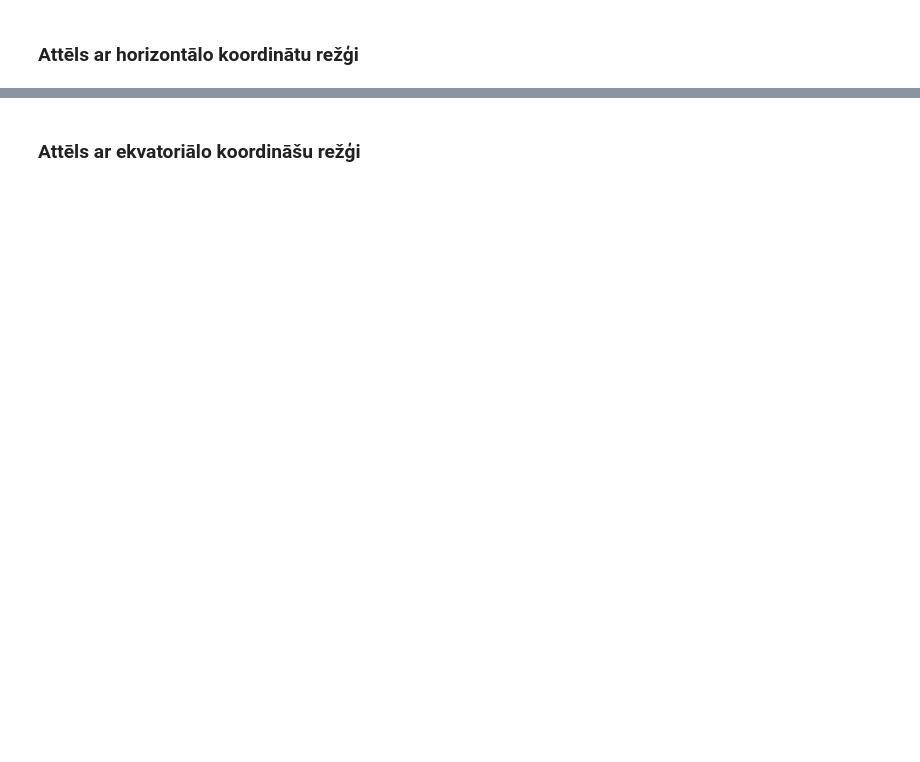
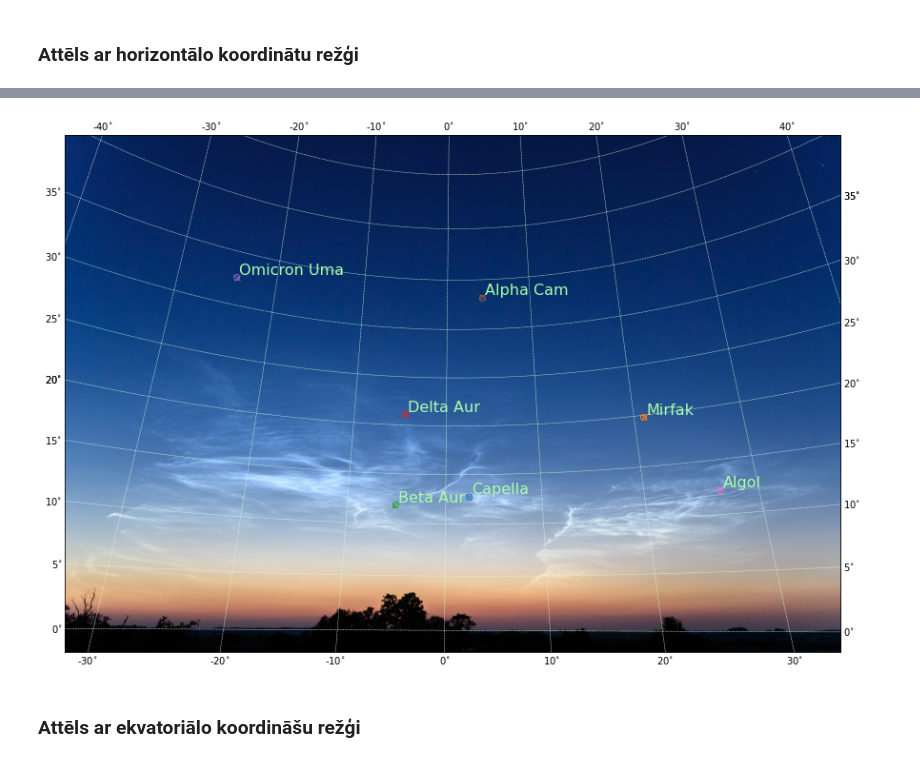
Before and after one commit to jsenniko/sudrabainiemakoni, a Jupyter notebook: notebooks/ReferencetKameru.ipynb, the cells around one changed output, grey strips where cells are left out. Drawn from its saved outputs; the diff is of its cells as text; code cells hidden in the pictures; blank space fills up the shorter version.

Commit message:
Updated notebook ReferencetKameru.ipynb

```diff
--- a/notebooks/ReferencetKameru.ipynb
+++ b/notebooks/ReferencetKameru.ipynb
@@ -66,3 +123,22 @@ plots.PlotAltAzGrid(cldim,   stars = True, showplot=True, from_camera = True)
+# %%
+import matplotlib.pyplot as plt
+fig, ax = plt.subplots(figsize=(20,10))
+plots.PlotAltAzGrid(cldim,   stars = False, showplot=False, from_camera = True, ax=ax)
+# zvaigžņu koordinātes enu sistēmā, vienības attālumam
+enu_unit_coords = cldim.get_stars_enu_unit_coords()
+# zvaigžņu pikseļu koordinātes atbilstoši referencētai kamerai
+campx=cldim.camera.camera_enu.imageFromSpace(enu_unit_coords)
+# ievadītās zvaigžņu pikseļu koordinātes
+pxls = cldim.getPixelCoords()
+for sr, cpx in zip(cldim.starReferences, campx):
+    ix, iy = sr.pixelcoords
+    p=ax.plot(ix,iy, marker='o', fillstyle='none')
+    ax.annotate(sr.name, xy=(ix,iy), xytext=(3,3), color='#AAFFAA', fontsize=16, textcoords='offset pixels')
+    ax.plot(cpx[0],cpx[1], marker='x', fillstyle='none', color=p[0].get_color())
+fig.savefig(f'{results_directory}/{case_id}_horizkoord.jpg', dpi=300, bbox_inches='tight')
+plt.show()
+# %% [output]
+[figure, added]
 # %% [markdown]
 ### Attēls ar ekvatoriālo koordināšu režģi
 # %%
```
Also changed, not shown: parts of 9 cells of this notebook.
